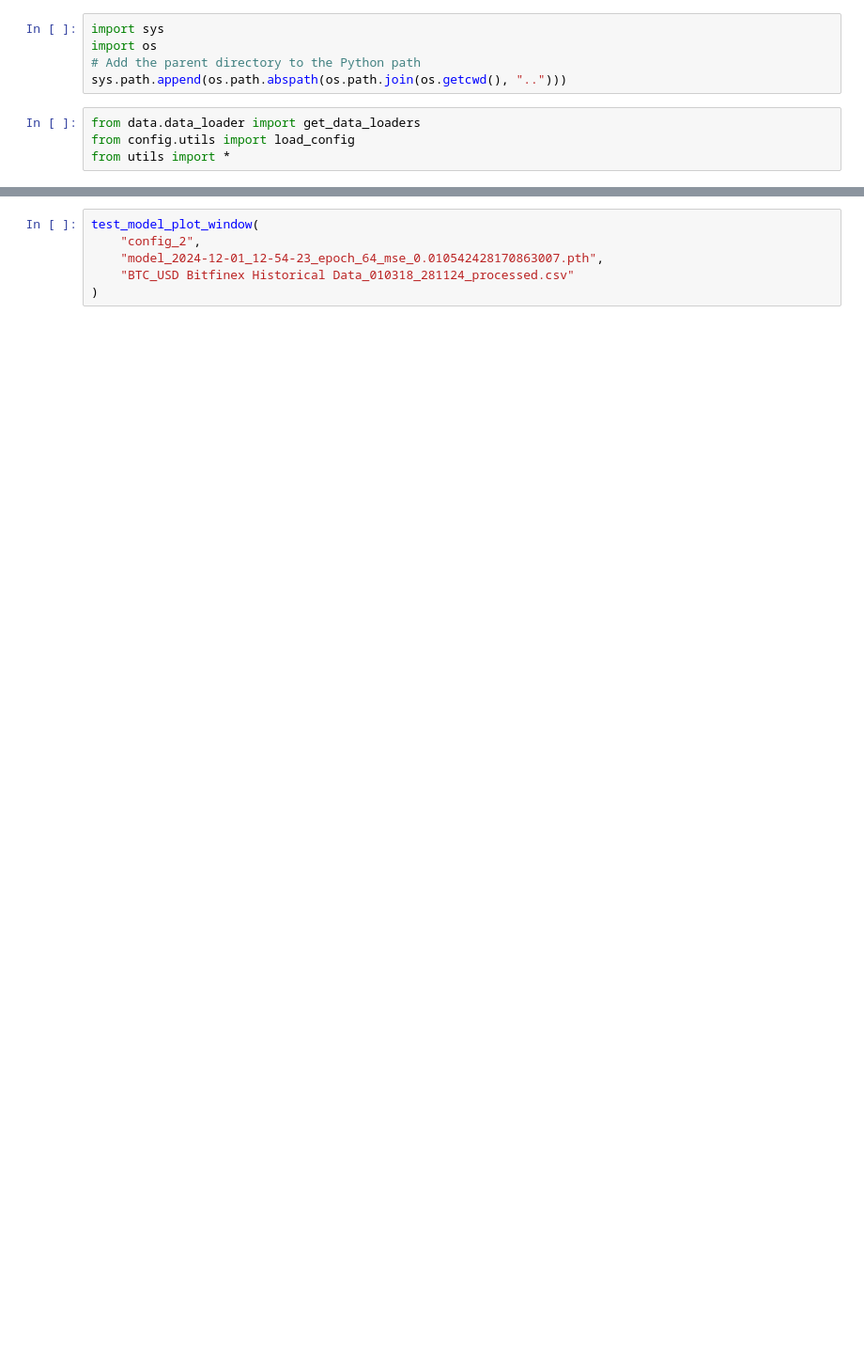
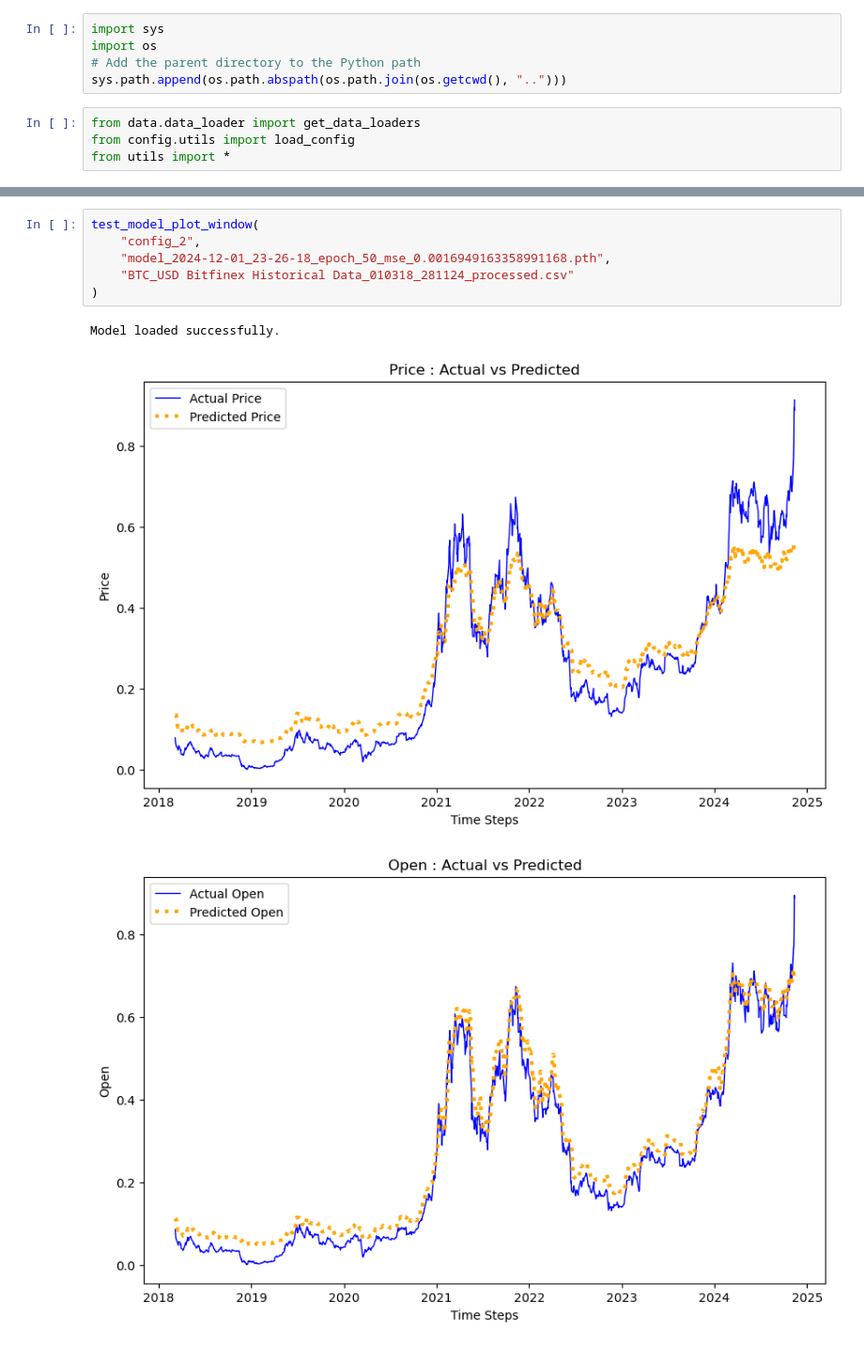
Before and after one commit to Ahmedh12/OHLC-Prices-Predictor, a Jupyter notebook: notebooks/model_verification.ipynb, the cells around one changed output, grey strips where cells are left out. Shown at 94% size. Cells and saved outputs as stored; diff of their text form; blank space fills up the shorter version.

```diff
--- a/notebooks/model_verification.ipynb
+++ b/notebooks/model_verification.ipynb
@@ -52,6 +100,10 @@ Model loaded successfully.
 # %%
 test_model_plot_window(
     "config_2",
-    "model_2024-12-01_12-54-23_epoch_64_mse_0.010542428170863007.pth",
+    "model_2024-12-01_23-26-18_epoch_50_mse_0.0016949163358991168.pth",
     "BTC_USD Bitfinex Historical Data_010318_281124_processed.csv"
 )
+# %% [output]
+Model loaded successfully.
+[figure, added]
+[figure, added]
```
Also changed, not shown: parts of 5 cells of this notebook, 5 other files.
